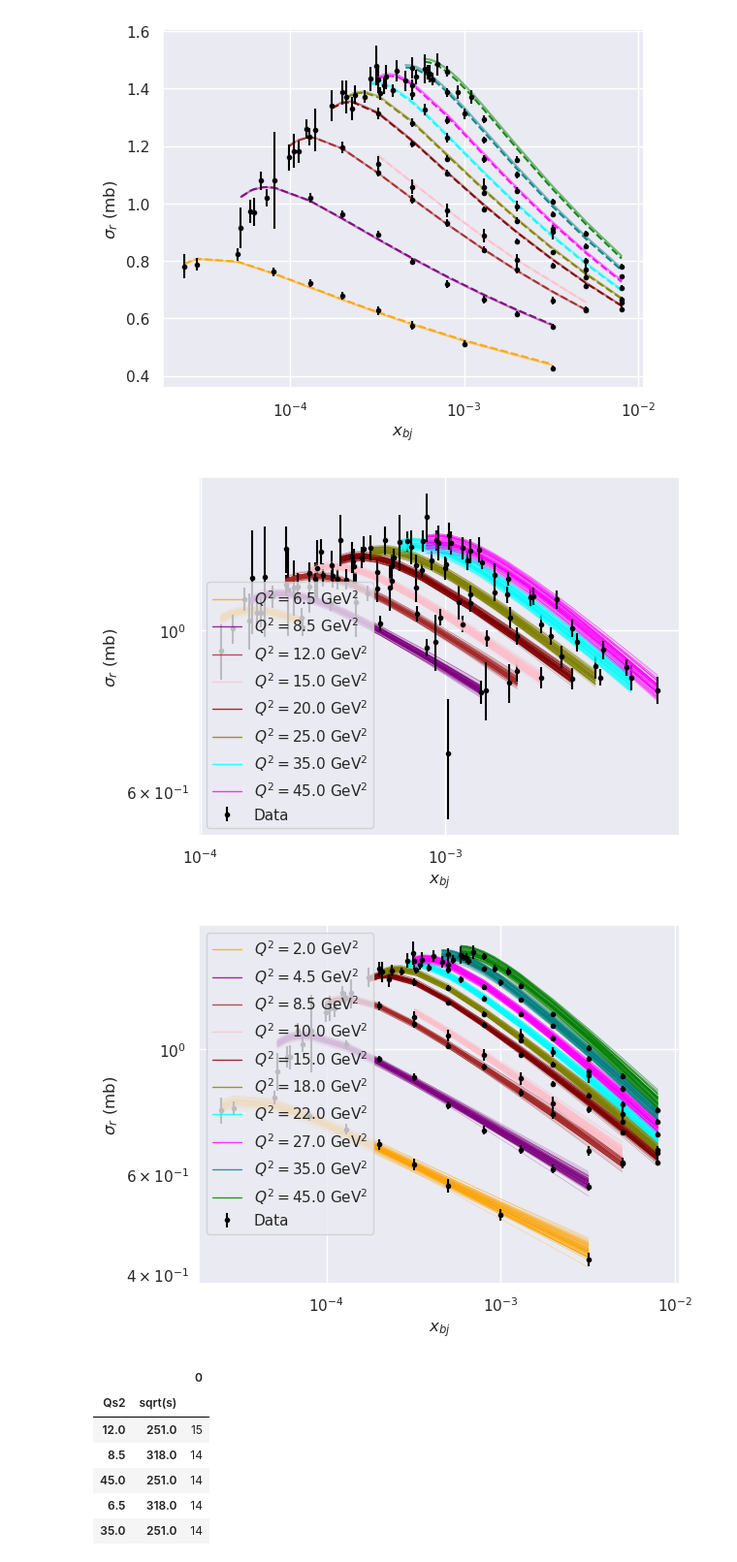
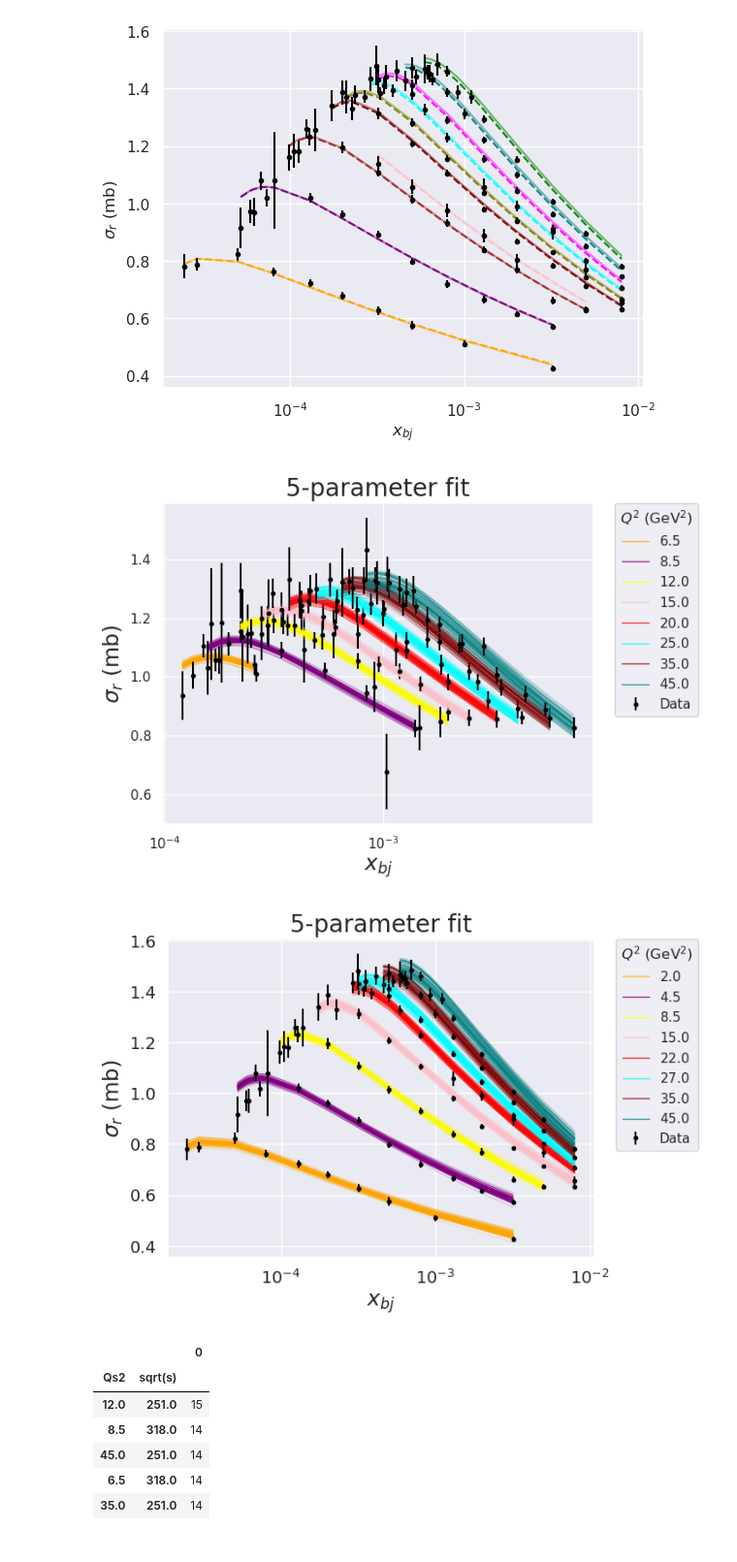
Before and after one commit to camcasuga/BayesianBK, a Jupyter notebook: PCA_GPE_mv5.ipynb, the cells around one changed output. Shown at 97% size. Cells and saved outputs as stored; diff of their text form; code cells hidden in the pictures.

```diff
--- a/PCA_GPE_mv5.ipynb
+++ b/PCA_GPE_mv5.ipynb
@@ -20,7 +20,8 @@ def train_PCA_GPE(training_data, theta, primary_components = 2):
     gpes = []
 
     for z in training_data_PCAd.T[:primary_components]: # optimize hyper parameters for each pc
-        kernel = 1 * RBF(length_scale = 1 * np.ones(theta.shape[1]), length_scale_bounds = (1e-10, 1e10)) + 1 * WhiteKernel()
+        kernel = 1 * RBF(length_scale = 1 * np.ones(theta.shape[1]),
+                         length_scale_bounds = (1e-10, 1e10)) + 1 * WhiteKernel()
         gpe = GaussianProcessRegressor(kernel = kernel,  n_restarts_optimizer = 5) #, normalize_y = True)
         gpes.append(gpe.fit(theta, z))
 
@@ -104,7 +105,7 @@ def return_samples(p0, l_bounds, u_bounds, n_walkers, n_params, n_samples, n_bur
     return sampler.get_chain(flat = True)
 # %%
 def plot_model_vs_exp(q2s, ss, model_values, exp_df):
-    colors  = ['orange', 'purple', 'brown', 'pink', 'maroon', 'olive', 'cyan', 'magenta', 'teal', 'green']
+    colors  = ['orange', 'purple', 'yellow', 'pink', 'red','cyan', 'maroon', 'teal', 'green']
     for j in range(len(q2s)):
         q2 = q2s[j]
         Q2_region = (exp_df['Qs2'] == q2) & (exp_df['sqrt(s)'] == ss)
@@ -117,7 +118,7 @@ def plot_model_vs_exp(q2s, ss, model_values, exp_df):
         for i in range(len(model_values)):
             model = [ model_values[i,qq2] for qq2 in Q2_indeces]
             if i == 0:
-                plt.plot(xb, model, alpha = 0.8, linewidth = 1.0, color = colors[j], label = "$Q^2 = {}$".format((q2)) +  " GeV$^2$")
+                plt.plot(xb, model, alpha = 0.8, linewidth = 1.0, color = colors[j], label = "${}$".format((q2)))
             else:
                 plt.plot(xb, model, alpha = 0.5, linewidth = 0.3, color = colors[j])
 
@@ -127,11 +128,19 @@ def plot_model_vs_exp(q2s, ss, model_values, exp_df):
             plt.errorbar(xb, dat, yerr = dat_err, color = 'black', fmt = '.')
 
 
-    plt.xlabel("$x_{bj}$")
-    plt.ylabel("$\sigma_r$ (mb)")
+    plt.xlabel("$x_{bj}$", fontsize = 18)
+    plt.ylabel("$\sigma_r$ (mb)", fontsize = 18)
+    # set y and x label font sizes
+    plt.rcParams['xtick.labelsize']=14
+    plt.rcParams['ytick.labelsize']=14
     plt.xscale('log')
-    plt.yscale('log')
-    plt.legend()
+    plt.xlim = (10e-6, 10e-1)
+    plt.ylim = (0.4, 1.6)
+    plt.title("5-parameter fit", fontsize = 20)
+    #plt.yscale('log')
+    # place legend outside of plot
+    plt.legend(title = "$Q^2$ (GeV$^2$)", bbox_to_anchor=(1.05, 1), loc='upper left', borderaxespad=0.)
+    #plt.legend(title = "$Q^2$ (GeV$^2$)")
     return plt.show()
 # %%
 def plot_exp_vs_map_vs_median(q2s, ss, map_values, exp_df, median_values):
@@ -295,9 +317,10 @@ scatter_hist(1, 4, ax, ax_histx, ax_histy)
 # %%
 # train pca, scaler, and gpe
 npc = 5
-emulators = train_PCA_GPE(training_set, myparams, primary_components = npc)
+#emulators = train_PCA_GPE(training_set, myparams, primary_components = npc)
+emulators = train_PCA_GPE(training_set_all, params_all, primary_components = npc)
 # return predictions of fits
-pred_r, err_r = return_predictions(emulators, myparams_test, return_std_ = True)
+pred_r, err_r = return_predictions(emulators, params_all, return_std_ = True)
 #pred_r_train, err_r_train = return_predictions(emulators, myparams, return_std_ = True)
 # %%
 # plot for first kinematical point, comparing training da$Q_{s0}^{2}$ (GeV²)= 0.166
@@ -550,11 +630,11 @@ plot_exp_vs_map_vs_median([2., 4.5, 8.5, 10., 15., 18.,  22.,  27.,  35.,  45.],
 # %%
 plot_model_vs_exp([6.5, 8.5, 12.0, 15.0, 20.0, 25.0, 35.0, 45.0], 251.0, model_values, exp_df)
 # %% [output]
-[figure, old version]
+[figure, new version]
 # %%
-plot_model_vs_exp([2., 4.5, 8.5, 10., 15., 18.,  22.,  27.,  35.,  45.], 318.0, model_values, exp_df)
+plot_model_vs_exp([2., 4.5, 8.5, 15.0, 22.0,  27.,  35.,  45.], 318.0, model_values, exp_df)
 # %% [output]
-[figure, old version]
+[figure, new version]
 # %%
 exp_df[['Qs2', 'sqrt(s)']].value_counts().to_frame()
 # %% [output]
```
Also changed, not shown: parts of 27 cells of this notebook, 30 other files.
